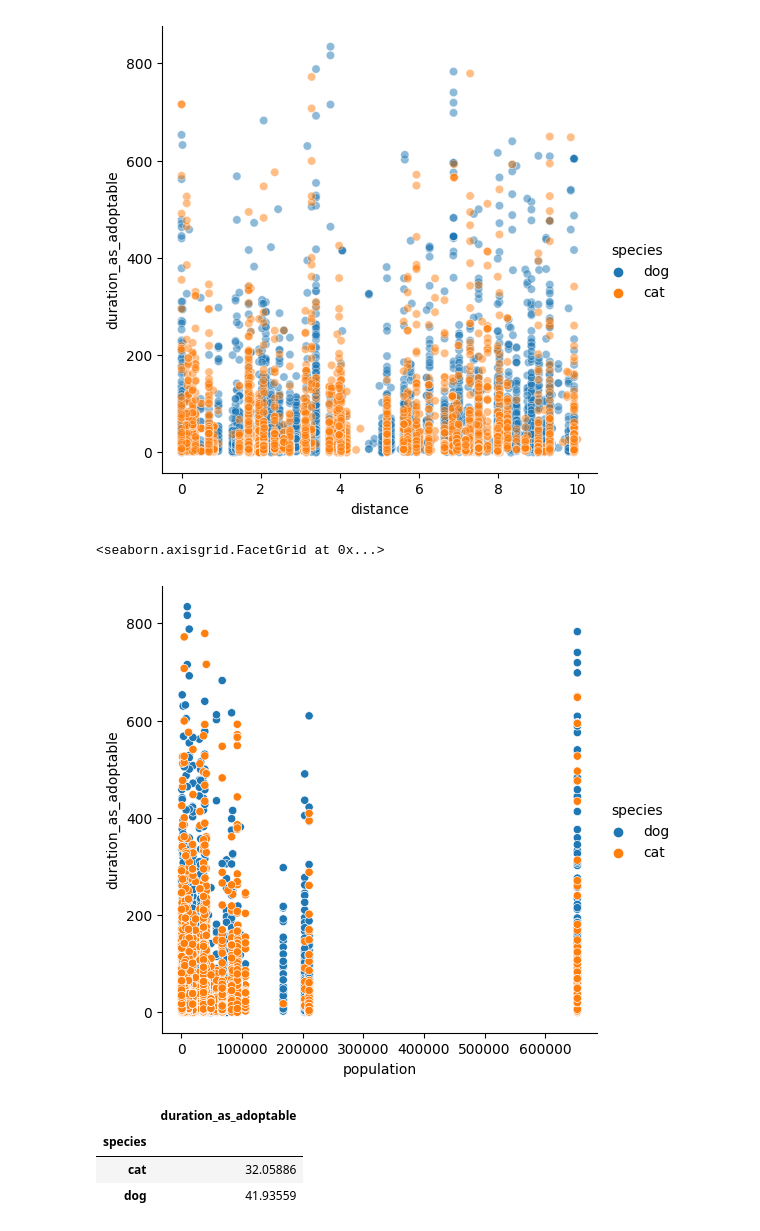
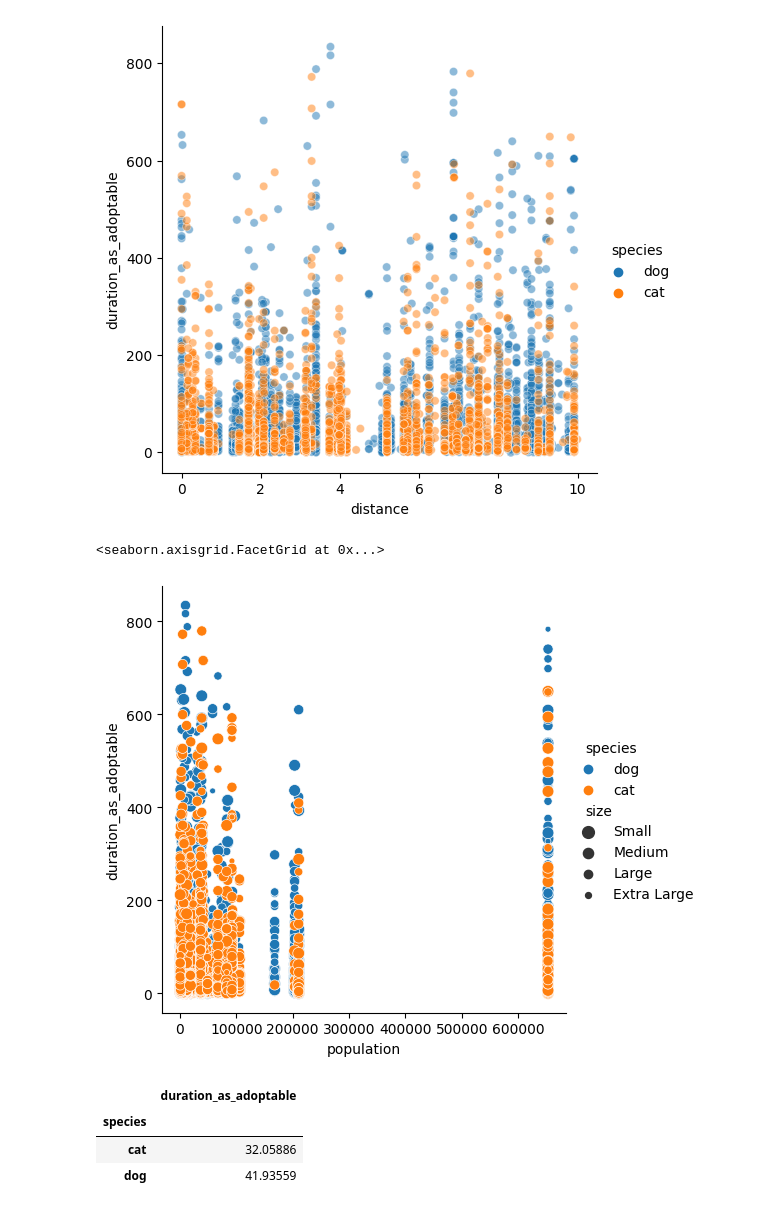
Before and after one commit to JessicaELewis/Pet-Adoptions, a Jupyter notebook: EDA Joined.ipynb, the cells around one changed output. Saved outputs shown, nothing was run; the diff lists cells and outputs as text; code cells hidden in the pictures.

```diff
--- a/EDA Joined.ipynb
+++ b/EDA Joined.ipynb
@@ -62,6 +62,7 @@ dtypes: bool(7), float64(3), object(9)
 memory usage: 1.4+ MB
 # %%
 plt.style.use('default')
+plt.style.use('assets/light.mplstyle')
 
 df_totals = pd.DataFrame({'species': ['dogs', 'cats'], 'total_adopted': [len(dogs), len(cats)]})
 plt.figure(figsize=(14, 10))
@@ -120,6 +121,7 @@ plt.show()
 [figure]
 # %%
 plt.style.use('default')
+plt.style.use('assets/light.mplstyle')
 
 plt.figure(figsize=(14, 10))
 splot=sns.barplot(x='species', y='duration_as_adoptable', data=df, ci=None)
@@ -128,7 +130,7 @@ plt.ylabel("time (days)", size=18)
 plt.yticks(size=16)
 plt.xticks(size=16)
 plt.title("Average time before being adopted", size=22)
-plt.bar_label(splot.containers[0], label_type='center', size=18, weight='bold', color='w')
+plt.bar_label(splot.containers[0], label_type='center', size=18, weight='bold', color='w', fmt='%.2f')
 
 print(splot.containers[0][0])
 
@@ -158,0 +196,32 @@ plt.show()
+# %%
+plt.style.use('assets/dark.mplstyle')
+fig, (ax1, ax2) = plt.subplots(1,2, figsize=(20,10), gridspec_kw={'width_ratios': [1, 2]})
+
+# pie chart on the left for totals
+def func(pct, allvals):
+    absolute = int(np.round(pct/100.*np.sum(allvals)))
+    return "{:.1f}%\n({:d})".format(pct, absolute)
+
+plt.subplot(1,2,1)
+
+ax1 = plt.pie(df_totals.total_adopted, autopct=lambda pct: func(pct, df_totals.total_adopted), pctdistance=0.5, startangle=90)
+
+fig.legend(ax1[0], df.species.unique(), title="Species",
+          bbox_to_anchor=(.33, .1), loc='lower left')
+
+plt.setp(ax1[2], size=14, weight="bold", color="w")
+plt.title("Total adopted in 2019")
+
+# bar chart on the right for adoption time comparison
+plt.subplot(1,2,2)
+
+ax2 = sns.barplot(x='species', y='duration_as_adoptable', data=df, ci=None)
+plt.xlabel("Species")
+plt.ylabel("time (days)")
+plt.title("Average time before adoption")
+ax2.bar_label(ax2.containers[0], label_type='center', size=18, weight='bold', color='w', fmt='%.2f')
+
+plt.suptitle('Adoption Time Comparison', size=28)
+
+plt.savefig('assets/total_avg_time_dark.png', bbox_inches="tight")
+plt.show()
@@ -491,10 +987,10 @@ sns.relplot(x='distance', y='duration_as_adoptable', data=df, hue='species', kin
 <seaborn.axisgrid.FacetGrid at 0x...>
 [figure]
 # %%
-sns.relplot(x='population', y='duration_as_adoptable', data=df, hue='species', kind='scatter')
+sns.relplot(x='population', y='duration_as_adoptable', data=df, hue='species', kind='scatter', size='size')
 # %% [output]
 <seaborn.axisgrid.FacetGrid at 0x...>
-[figure, old version]
+[figure, new version]
 # %%
 compare = df.pivot_table(index='species', values='duration_as_adoptable', aggfunc=np.mean)
 # %%
```
Also changed, not shown: parts of 16 cells of this notebook, 14 other files.
